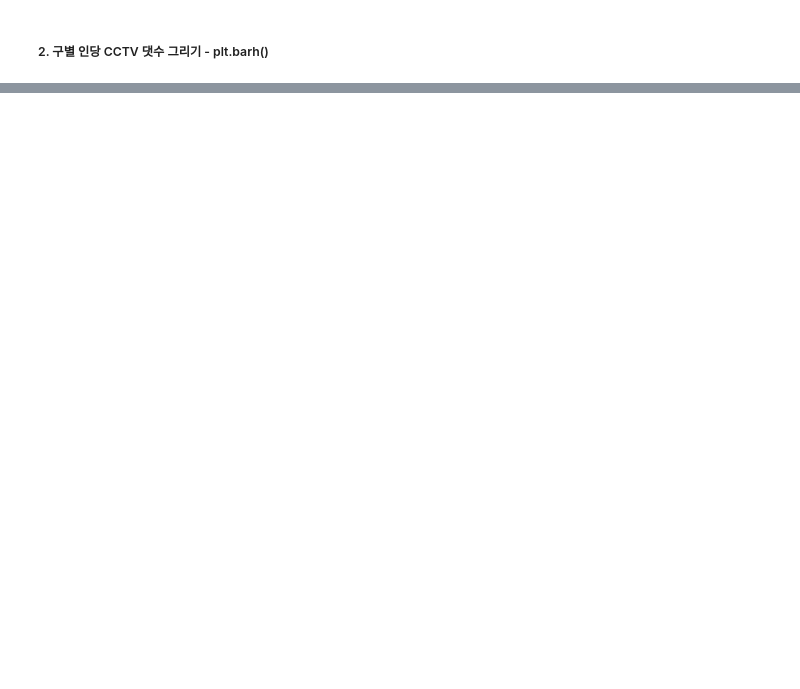
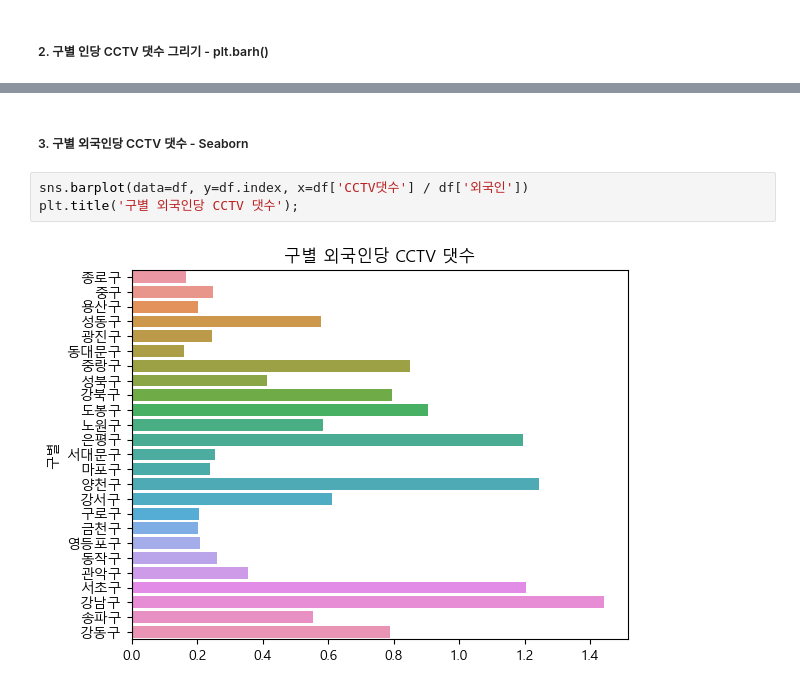
Before and after one commit to jayhuni/DataAnalysis-2023.09, a Jupyter notebook: 03.시각화/08.서울시CCTV시각화.ipynb, the cells around one changed output, grey strips where cells are left out. Cells and saved outputs as stored; diff of their text form; blank space fills up the shorter version.

Commit message:
DataAnalysis

```diff
--- a/03.시각화/08.서울시CCTV시각화.ipynb
+++ b/03.시각화/08.서울시CCTV시각화.ipynb
@@ -54,0 +55,7 @@ plt.title('구별 인당 CCTV 댓수');
+# %% [markdown]
+##### 3. 구별 외국인당 CCTV 댓수 - Seaborn
+# %%
+sns.barplot(data=df, y=df.index, x=df['CCTV댓수'] / df['외국인'])
+plt.title('구별 외국인당 CCTV 댓수');
+# %% [output]
+[figure, added]
```
Also changed, not shown: parts of 21 cells of this notebook.
